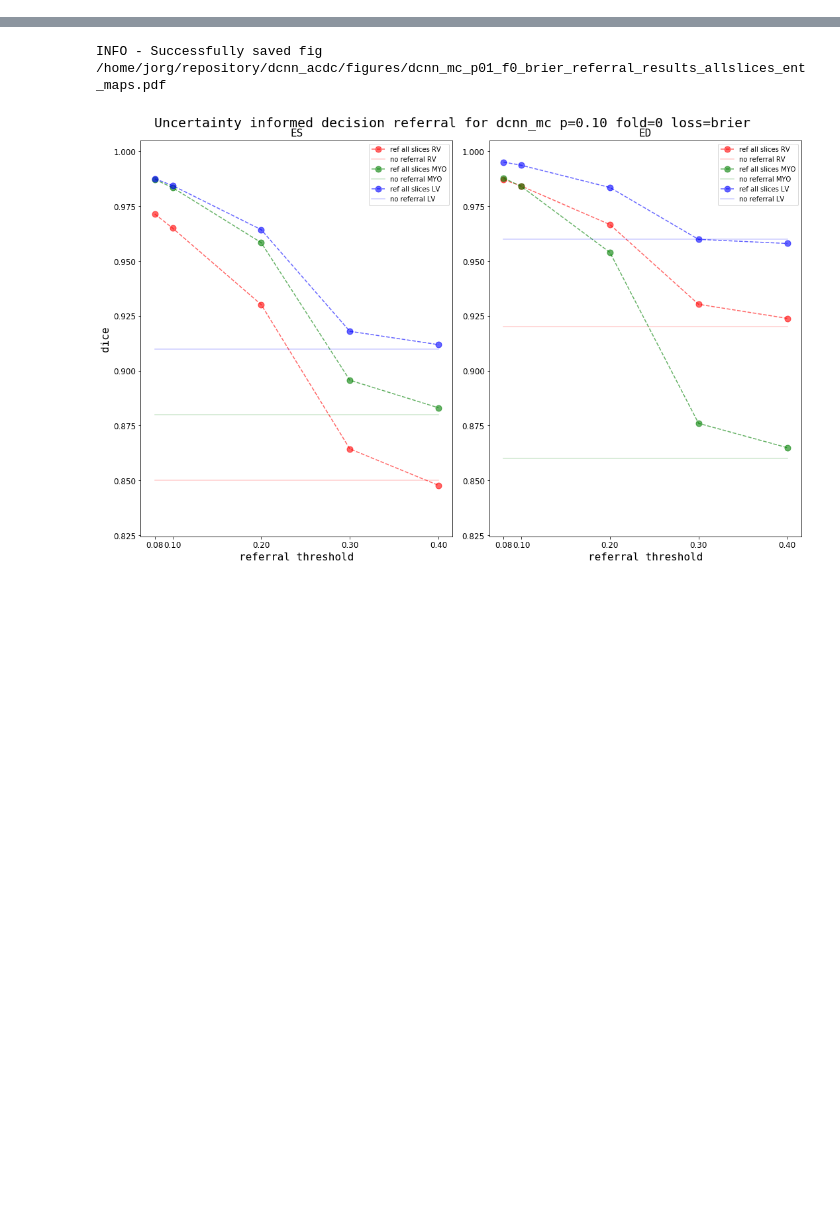
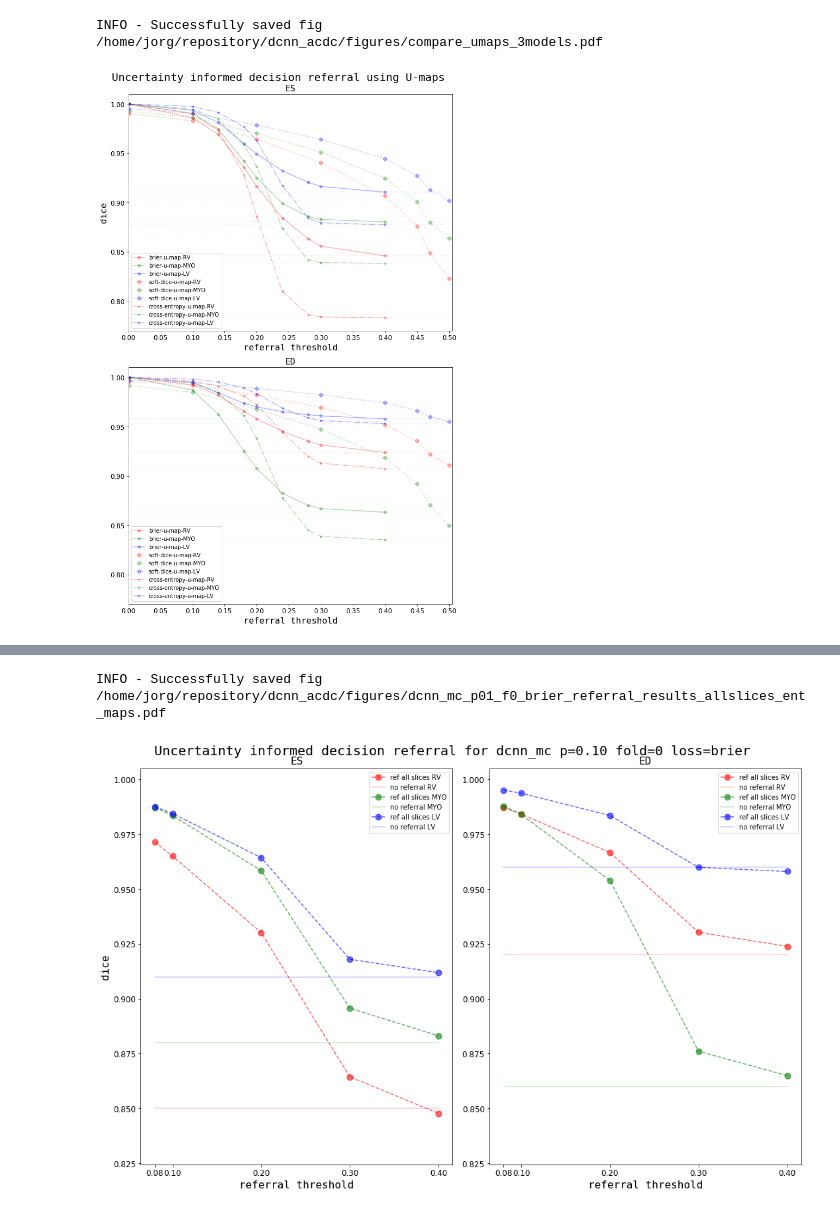
Before and after one commit to toologicbv/dcnn_acdc, a Jupyter notebook: notebooks/test_entropy_maps.ipynb, the cells around one changed output, grey strips where cells are left out. Cells and saved outputs as stored; diff of their text form; code cells hidden in the pictures; blank space fills up the shorter version.

Commit message:
added plot for comparing u-maps and entropy maps of different loss-functions/models

```diff
--- a/notebooks/test_entropy_maps.ipynb
+++ b/notebooks/test_entropy_maps.ipynb
@@ -262,0 +161,25 @@ WARNING - referral positives-only=False
+# %%
+
+referral_thresholds_um_sd = [0.001, 0.1, 0.2, 0.3, 0.4, 0.45, 0.47, 0.5]
+referral_thresholds_um_bs = [0.001, 0.1, 0.14, 0.18, 0.2, 0.24, 0.28, 0.3, 0.4]
+referral_thresholds_um_ce = [0.001, 0.1, 0.14, 0.18, 0.2, 0.24, 0.28, 0.3, 0.4]
+
+#ref_res_mcbrier_ep = ReferralResults(exp_mc01_brier, referral_thresholds_1, print_results=False,
+#                              fold=0, slice_filter_type=None, use_entropy_maps=True)
+
+ref_res_mcbrier_um = ReferralResults(exp_mc01_brier, referral_thresholds_um_bs, print_results=False,
+                              fold=None, slice_filter_type=None, use_entropy_maps=False)
+
+#ref_res_mccrossent_ep = ReferralResults(exp_mc01_crossent, referral_thresholds_1, print_results=False,
+#                              fold=0, slice_filter_type=None, use_entropy_maps=True)
+
+ref_res_mccrossent_um = ReferralResults(exp_mc01_crossent, referral_thresholds_um_ce, print_results=False,
+                              fold=None, slice_filter_type=None, use_entropy_maps=False)
+
+
+
+#ref_res_mcsoftdice_ep = ReferralResults(exp_mc01_softdice, referral_thresholds_2, print_results=False,
+#                                  fold=0, slice_filter_type=None, use_entropy_maps=True)
+
+ref_res_mcsoftdice_um = ReferralResults(exp_mc01_softdice, referral_thresholds_um_sd, print_results=False,
+                                  fold=None, slice_filter_type=None, use_entropy_maps=False)
@@ -262,0 +193,14 @@ WARNING - referral positives-only=False
+# %%
+from plotting.compare_ref_results import compare_referral_results
+
+ref_result_objects = [ref_res_mcbrier_um, ref_res_mcsoftdice_um, ref_res_mccrossent_um]
+
+model_lbls = ["brier", "soft-dice", "cross-entropy"]
+
+plot_title = "Uncertainty informed decision referral using U-maps"
+compare_referral_results(ref_result_objects, width=10, height=15, plot_base=True,
+                             do_save=True, do_show=True, plot_title=plot_title,
+                             model_lbls=model_lbls, fig_name="compare_umaps_3models")
+# %% [output]
+INFO - Successfully saved fig /home/jorg/repository/dcnn_acdc/figures/compare_umaps_3models.pdf
+[figure, added]
```
Also changed, not shown: parts of 9 cells of this notebook, 5 other files.
